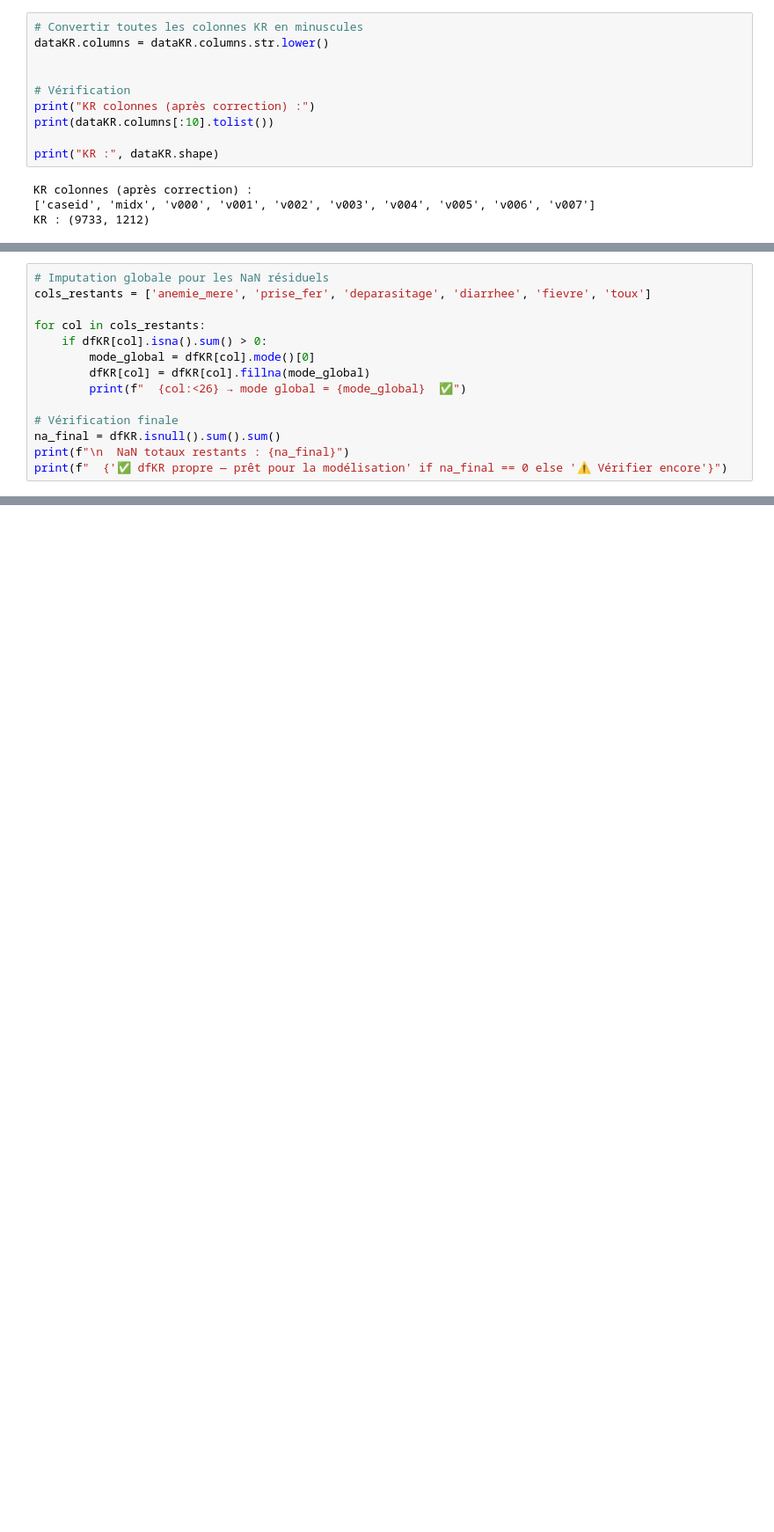
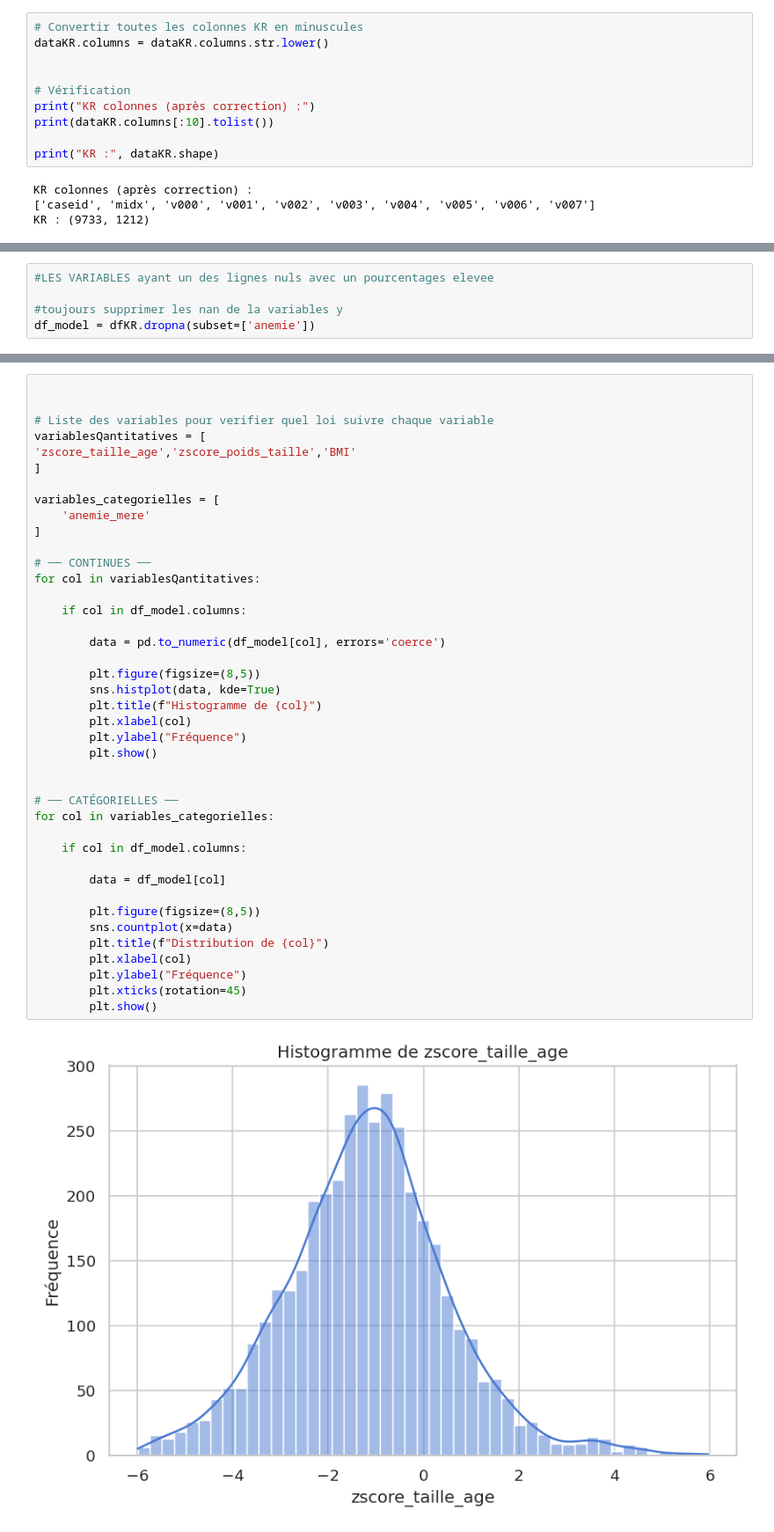
Before and after one commit to 13nerubepe/modele-regression-ordinal-multiniveau, a Jupyter notebook: fichierstatimod.ipynb, the cells around one changed output, grey strips where cells are left out. Shown at 88% size. Saved outputs shown, nothing was run; the diff lists cells and outputs as text; blank space fills up the shorter version.

```diff
--- a/fichierstatimod.ipynb
+++ b/fichierstatimod.ipynb
@@ -473,14 +277,0 @@ dtype: int64
-# %%
-# Imputation globale pour les NaN résiduels
-cols_restants = ['anemie_mere', 'prise_fer', 'deparasitage', 'diarrhee', 'fievre', 'toux']
-
-for col in cols_restants:
-    if dfKR[col].isna().sum() > 0:
-        mode_global = dfKR[col].mode()[0]
-        dfKR[col] = dfKR[col].fillna(mode_global)
-        print(f"  {col:<26} → mode global = {mode_global}  ✅")
-
-# Vérification finale
-na_final = dfKR.isnull().sum().sum()
-print(f"\n  NaN totaux restants : {na_final}")
-print(f"  {'✅ dfKR propre — prêt pour la modélisation' if na_final == 0 else '⚠ Vérifier encore'}")
@@ -1556,0 +298,5 @@ NameError: name 'rf' is not defined
+# %%
+#LES VARIABLES ayant un des lignes nuls avec un pourcentages elevee
+
+#toujours supprimer les nan de la variables y
+df_model = dfKR.dropna(subset=['anemie'])
@@ -1556,0 +345,43 @@ NameError: name 'rf' is not defined
+# %%
+
+
+# Liste des variables pour verifier quel loi suivre chaque variable
+variablesQantitatives = [
+'zscore_taille_age','zscore_poids_taille','BMI'
+]
+
+variables_categorielles = [
+    'anemie_mere'
+]
+
+# ── CONTINUES ──
+for col in variablesQantitatives:
+
+    if col in df_model.columns:
+
+        data = pd.to_numeric(df_model[col], errors='coerce')
+
+        plt.figure(figsize=(8,5))
+        sns.histplot(data, kde=True)
+        plt.title(f"Histogramme de {col}")
+        plt.xlabel(col)
+        plt.ylabel("Fréquence")
+        plt.show()
+
+
+# ── CATÉGORIELLES ──
+for col in variables_categorielles:
+
+    if col in df_model.columns:
+
+        data = df_model[col]
+
+        plt.figure(figsize=(8,5))
+        sns.countplot(x=data)
+        plt.title(f"Distribution de {col}")
+        plt.xlabel(col)
+        plt.ylabel("Fréquence")
+        plt.xticks(rotation=45)
+        plt.show()
+# %% [output]
+[figure, added]
```
Also changed, not shown: parts of 135 cells of this notebook, 9 other files.
